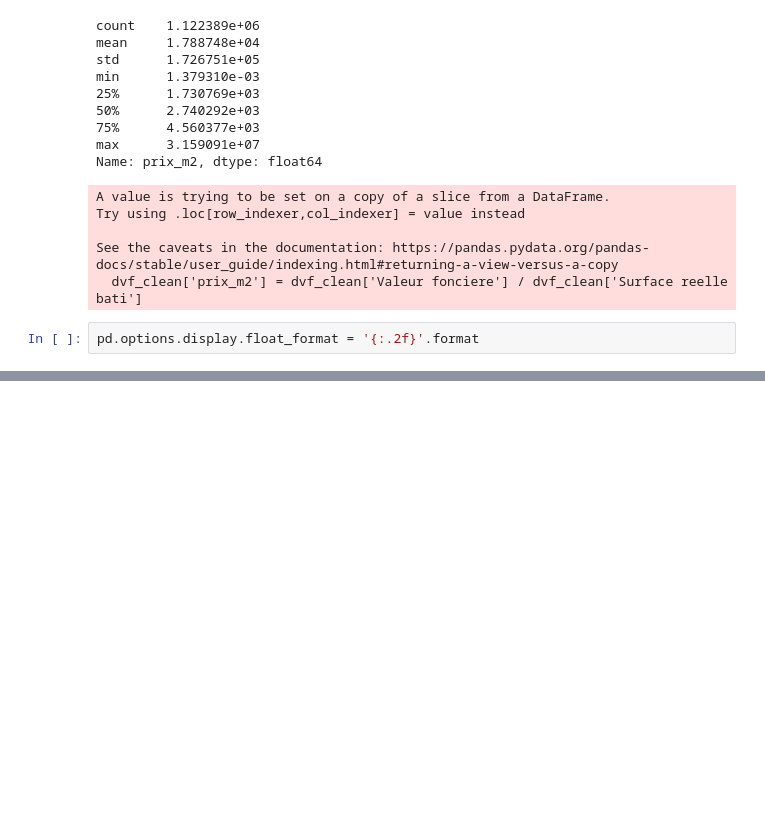
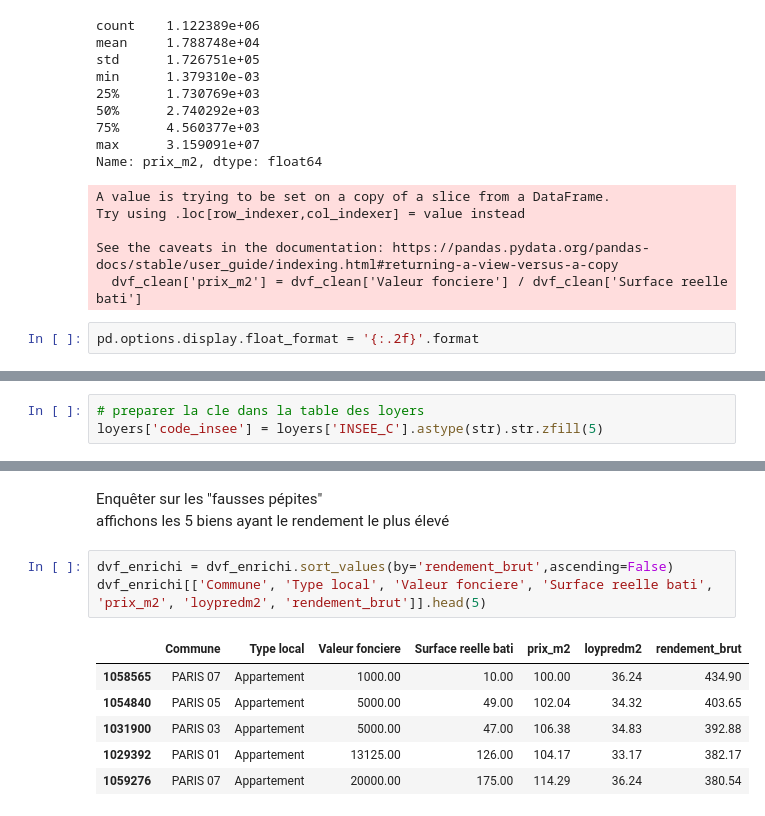
Before and after one commit to anass-thn/immoscout-analytics, a Jupyter notebook: notebooks/01_exploration_dvf.ipynb, the cells around one changed output, grey strips where cells are left out. Drawn from its saved outputs; the diff is of its cells as text; blank space fills up the shorter version.

```diff
--- a/notebooks/01_exploration_dvf.ipynb
+++ b/notebooks/01_exploration_dvf.ipynb
@@ -196,0 +219,3 @@ Name: prix_m2, dtype: float64
+# %%
+# preparer la cle dans la table des loyers
+loyers['code_insee'] = loyers['INSEE_C'].astype(str).str.zfill(5)
@@ -196,0 +259,13 @@ Name: prix_m2, dtype: float64
+# %% [markdown]
+Enquêter sur les "fausses pépites"
+affichons les 5 biens ayant le rendement le plus élevé
+# %%
+dvf_enrichi = dvf_enrichi.sort_values(by='rendement_brut',ascending=False)
+dvf_enrichi[['Commune', 'Type local', 'Valeur fonciere', 'Surface reelle bati', 'prix_m2', 'loypredm2', 'rendement_brut']].head(5)
+# %% [output]
+|  | Commune | Type local | Valeur fonciere | Surface reelle bati | prix_m2 | loypredm2 | rendement_brut |
+| 1058565 | PARIS 07 | Appartement | 1000.00 | 10.00 | 100.00 | 36.24 | 434.90 |
+| 1054840 | PARIS 05 | Appartement | 5000.00 | 49.00 | 102.04 | 34.32 | 403.65 |
+| 1031900 | PARIS 03 | Appartement | 5000.00 | 47.00 | 106.38 | 34.83 | 392.88 |
+| 1029392 | PARIS 01 | Appartement | 13125.00 | 126.00 | 104.17 | 33.17 | 382.17 |
+| 1059276 | PARIS 07 | Appartement | 20000.00 | 175.00 | 114.29 | 36.24 | 380.54 |
```
Also changed, not shown: parts of 13 cells of this notebook.
